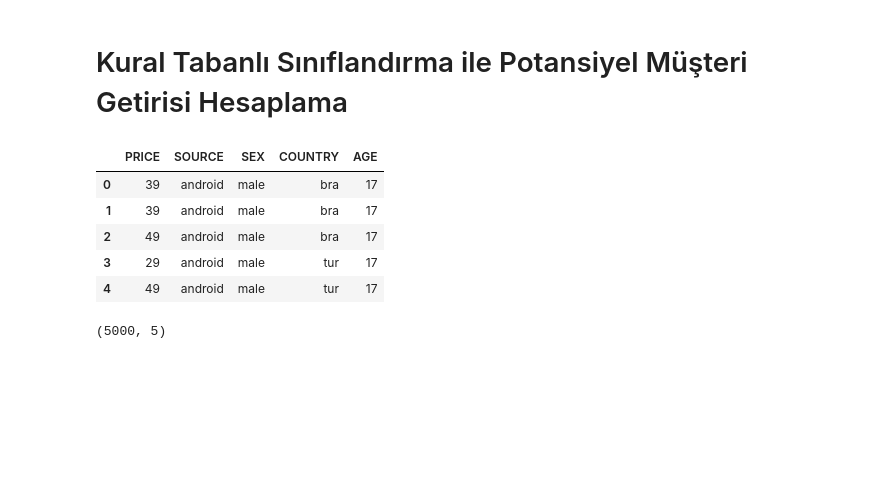
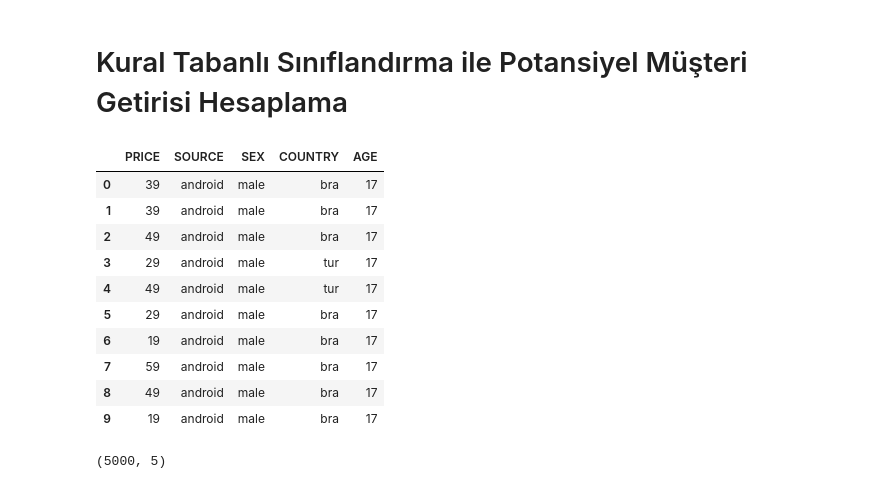
Before and after one commit to senolyldz20/Rule-Based-Classification-Case, a Jupyter notebook: Rule-Based-Classification-Case.ipynb, the cells around one changed output. Drawn from its saved outputs; the diff is of its cells as text; code cells hidden in the pictures; blank space fills up the shorter version.

```diff
--- a/Rule-Based-Classification-Case.ipynb
+++ b/Rule-Based-Classification-Case.ipynb
@@ -5,17 +3,22 @@
 # %%
 # Soru 1: persona.csv dosyasını okutunuz ve veri seti ile ilgili genel bilgileri gösteriniz.
 import pandas as pd
 import numpy as np
 pd.set_option("display.max_rows", None)
 df = pd.read_csv(r"Data/persona.csv")
-df.head()
+df.head(10)
 # %% [output]
 |  | PRICE | SOURCE | SEX | COUNTRY | AGE |
 | 0 | 39 | android | male | bra | 17 |
 | 1 | 39 | android | male | bra | 17 |
 | 2 | 49 | android | male | bra | 17 |
 | 3 | 29 | android | male | tur | 17 |
 | 4 | 49 | android | male | tur | 17 |
+| 5 | 29 | android | male | bra | 17 |
+| 6 | 19 | android | male | bra | 17 |
+| 7 | 59 | android | male | bra | 17 |
+| 8 | 49 | android | male | bra | 17 |
+| 9 | 19 | android | male | bra | 17 |
 # %%
 df.shape
 # %% [output]
```
Also changed, not shown: parts of 1 cell of this notebook.
